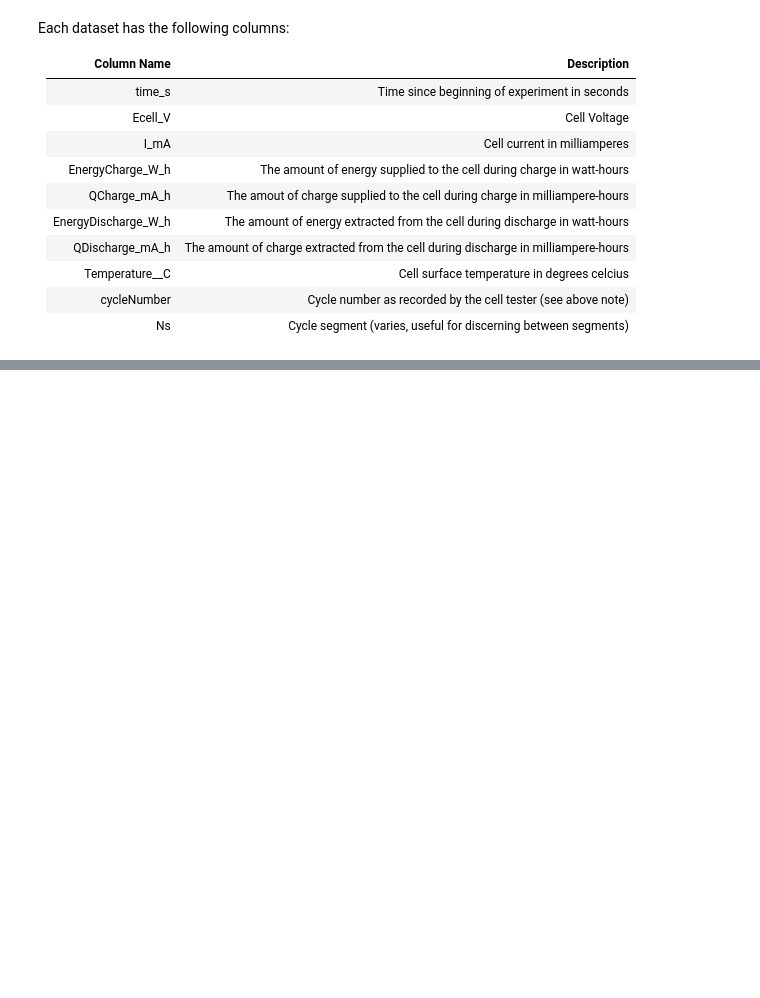
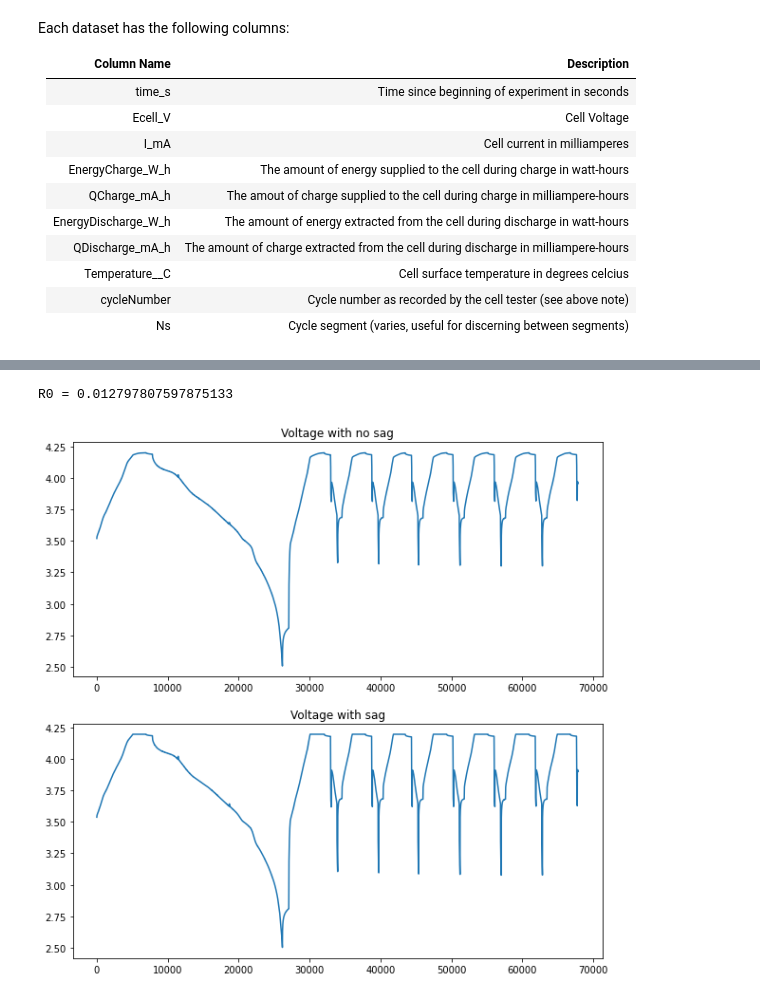
Before and after one commit to SquareWheelBike/CloudBFG, a Jupyter notebook: dataset_testing.ipynb, the cells around one changed output, grey strips where cells are left out. Drawn from its saved outputs; the diff is of its cells as text; code cells hidden in the pictures; blank space fills up the shorter version.

Commit message:
estimate R0 and SOC

```diff
--- a/dataset_testing.ipynb
+++ b/dataset_testing.ipynb
@@ -102,0 +112,21 @@ plt.show()
+# %%
+# Now that we have imported relevant data and we can see it, we can start to analyze it.
+from estimation import estimate_R0
+
+df['I_A'] = df['I_mA'] / 1000
+R0 = estimate_R0(np.array(df['Ecell_V']), np.array(df['I_A']))
+print('R0 = {}'.format(R0))
+
+# use R0 and the current to calculate voltage with no sag
+df['V_no_sag'] = df['Ecell_V'] - R0 * df['I_A']
+
+# plot voltage with no sag over time against voltage with sag over time
+fig, ax = plt.subplots(2, 1, figsize=(10, 10))
+ax[0].plot(df['time_s'], df['V_no_sag'])
+ax[0].set_title('Voltage with no sag')
+ax[1].plot(df['time_s'], df['Ecell_V'])
+ax[1].set_title('Voltage with sag')
+plt.show()
+# %% [output]
+R0 = 0.012797807597875133
+[figure, added]
```
Also changed, not shown: parts of 5 cells of this notebook.
